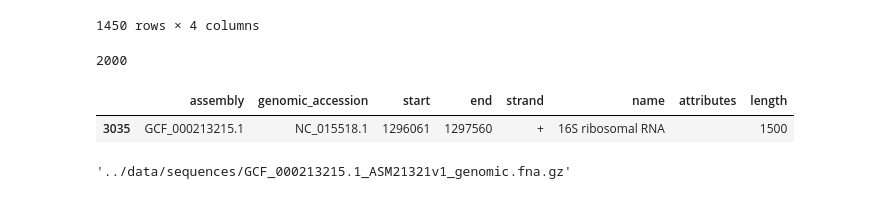
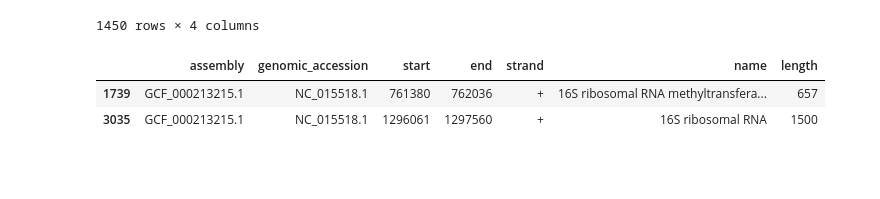
Before and after one commit to igor-sb/rexmapdb, a Jupyter notebook: py/extract_test.ipynb, the cells around one changed output. Cells and saved outputs as stored; diff of their text form; code cells hidden in the pictures; blank space fills up the shorter version.

```diff
--- a/py/extract_test.ipynb
+++ b/py/extract_test.ipynb
@@ -156,32 +151,27 @@ filter_missing_files(assembly_df)
 | 1449 | GCF_001316005.1 | https://ftp.ncbi.nlm.nih.gov/geno... | ../data/features/GCF_001316005.1_... | ../data/sequences/GCF_001316005.1... |
 | 1450 | GCF_000190315.1 | https://ftp.ncbi.nlm.nih.gov/geno... | ../data/features/GCF_000190315.1_... | ../data/sequences/GCF_000190315.1... |
 1450 rows × 4 columns
-# %%
-len_max
-# %% [output]
-2000
 # %%
 # Find all genomic_accession for all 16S rRNA
 
 # Load GFF, find 16S records, filter by length
 features_filename = assembly_df.loc[3, 'features_path']
+sequences_filename = assembly_df.loc[3, 'sequences_path']
 
 def load_16s_records(features_filename, length_thresholds={'min': 500, 'max': 2000}):
-	match_str = '16S ribosomal RNA(?!.*methyl).*'
+	# match_str = '16S ribosomal RNA(?!.*methyl).*'
+	match_str = '16S ribosomal RNA.*'
 	df = load_gff_feature_table(features_filename)
 	features_df = df[df['name'].str.contains(match_str)].copy()
 	features_df['length'] = features_df['end'] - features_df['start'] + 1
 	features_df = features_df.query(
 		f'length >= {length_thresholds["min"]} & length <= {length_thresholds["max"]}'
 	)
-	return features_df
+	return features_df.drop(columns=['attributes'])
 
-features_df = load_16s_records(features_filename=)
+features_16s_df = load_16s_records(features_filename)
+features_16s_df
 # %% [output]
-|  | assembly | genomic_accession | start | end | strand | name | attributes | length |
-| 3035 | GCF_000213215.1 | NC_015518.1 | 1296061 | 1297560 | + | 16S ribosomal RNA |  | 1500 |
+|  | assembly | genomic_accession | start | end | strand | name | length |
+| 1739 | GCF_000213215.1 | NC_015518.1 | 761380 | 762036 | + | 16S ribosomal RNA methyltransfera... | 657 |
+| 3035 | GCF_000213215.1 | NC_015518.1 | 1296061 | 1297560 | + | 16S ribosomal RNA | 1500 |
-# %%
-sequences_filename = assembly_df.loc[3, 'sequences_path']
-sequences_filename
-# %% [output]
-'../data/sequences/GCF_000213215.1_ASM21321v1_genomic.fna.gz'
```
Also changed, not shown: parts of 15 cells of this notebook, 5 other files.
